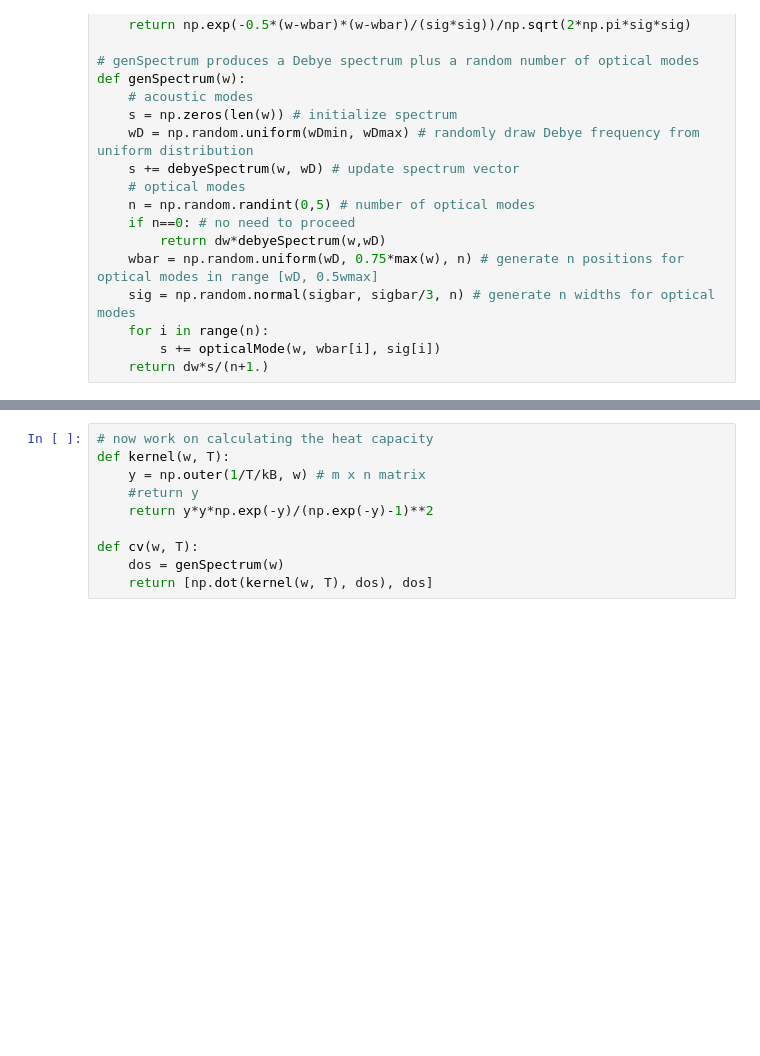
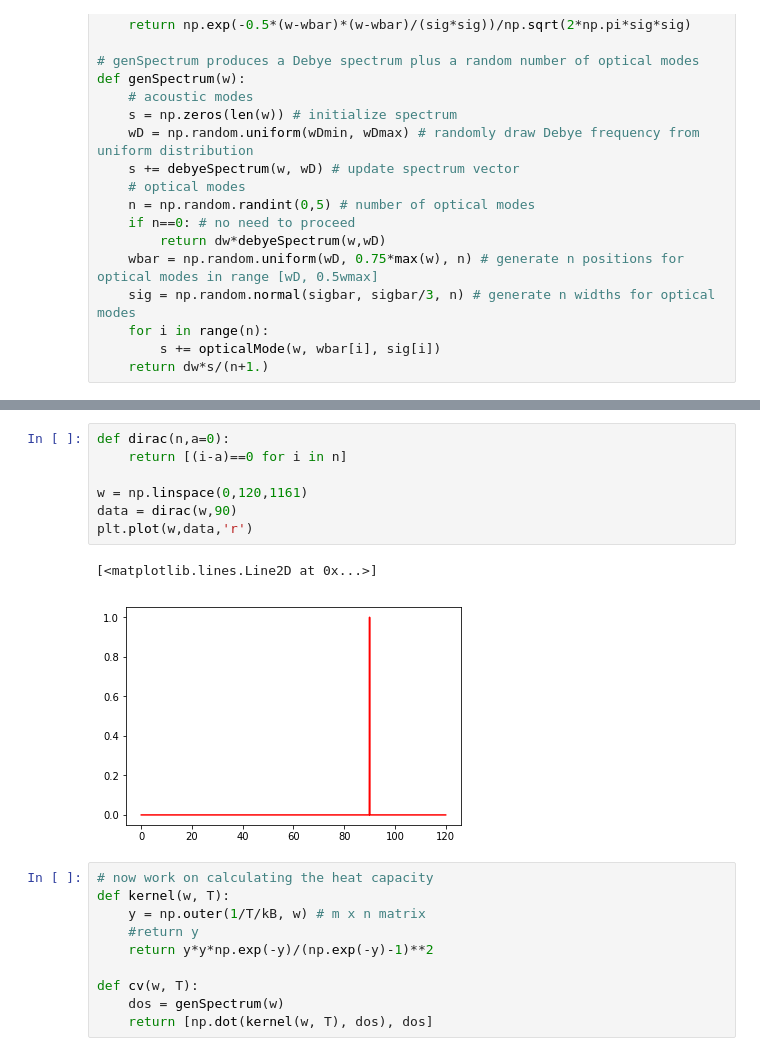
Before and after one commit to verejoel/nndos, a Jupyter notebook: genData/genData.ipynb, the cells around one changed output, grey strips where cells are left out. Cells and saved outputs as stored; diff of their text form; blank space fills up the shorter version.

```diff
--- a/genData.ipynb
+++ b/genData/genData.ipynb
@@ -82,3 +82,13 @@ plt.plot(w,dos)
+# %%
+def dirac(n,a=0):
+    return [(i-a)==0 for i in n]
+
+w = np.linspace(0,120,1161)
+data = dirac(w,90)
+plt.plot(w,data,'r')
+# %% [output]
+[<matplotlib.lines.Line2D at 0x...>]
+[figure, added]
 # %%
 # now work on calculating the heat capacity
 def kernel(w, T):
```
Also changed, not shown: parts of 1 cell of this notebook, 4 other files.
